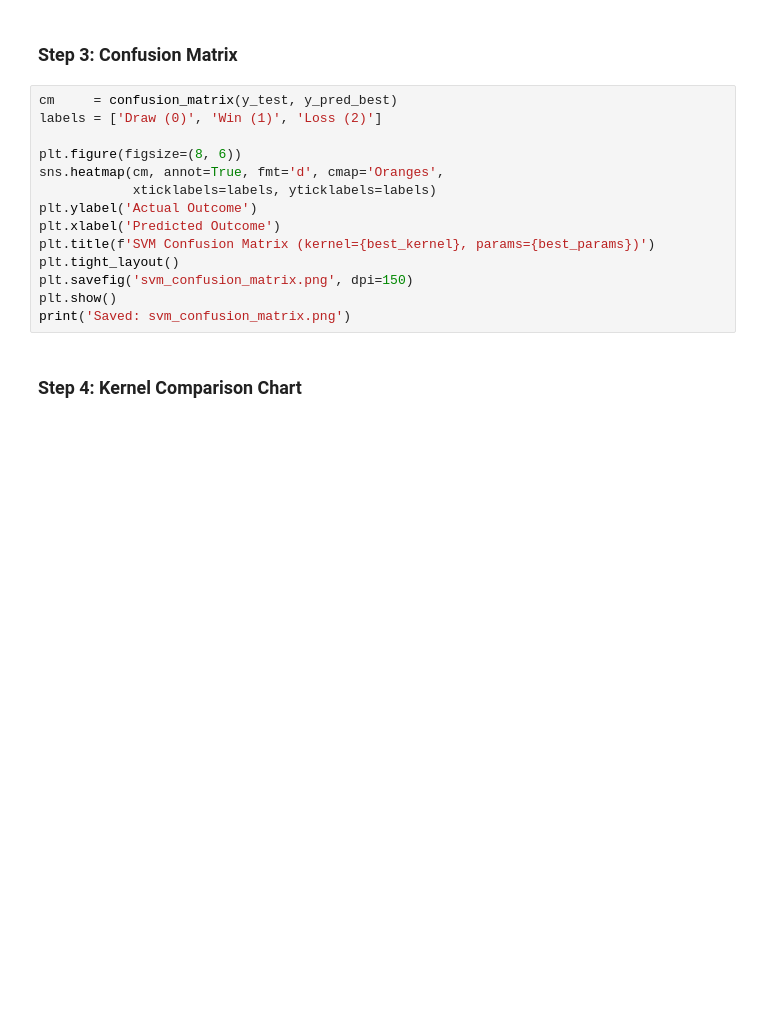
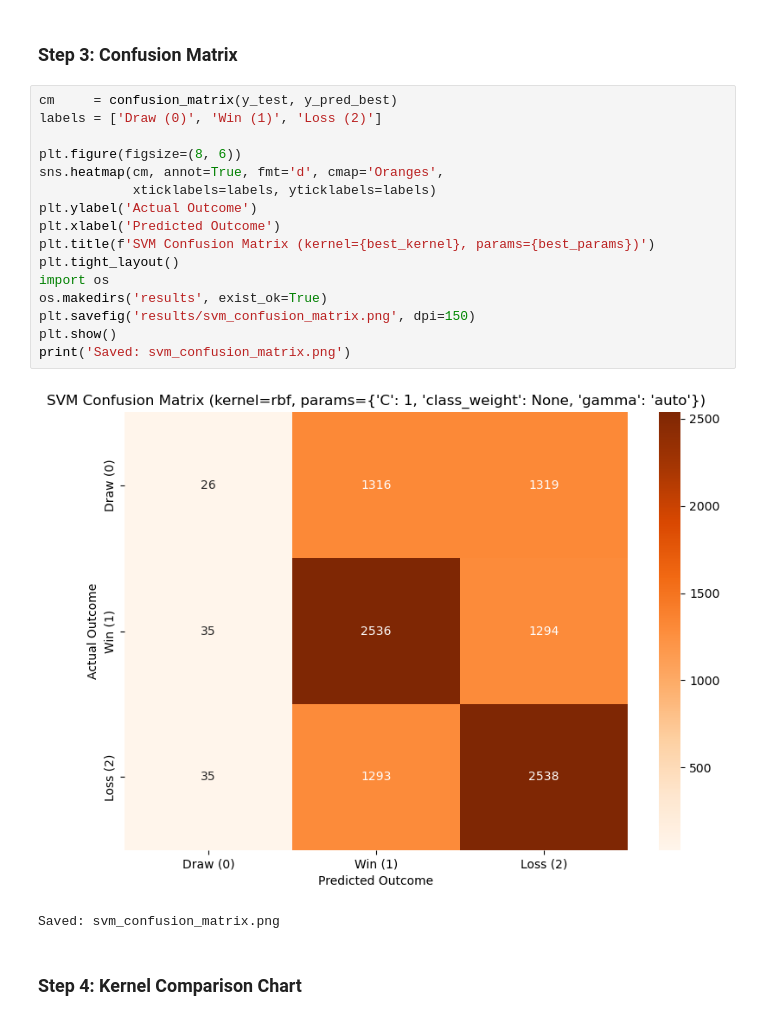
Before and after one commit to Ramireedgar/CSC4850_GroupPoject, a Jupyter notebook: models/svm_model.ipynb, the cells around one changed output. Cells and saved outputs as stored; diff of their text form; blank space fills up the shorter version.

```diff
--- a/models/svm_model.ipynb
+++ b/models/svm_model.ipynb
@@ -144,17 +163,22 @@ print(classification_report(y_test, y_pred_best,
 # %%
 cm     = confusion_matrix(y_test, y_pred_best)
 labels = ['Draw (0)', 'Win (1)', 'Loss (2)']
 
 plt.figure(figsize=(8, 6))
 sns.heatmap(cm, annot=True, fmt='d', cmap='Oranges',
             xticklabels=labels, yticklabels=labels)
 plt.ylabel('Actual Outcome')
 plt.xlabel('Predicted Outcome')
 plt.title(f'SVM Confusion Matrix (kernel={best_kernel}, params={best_params})')
 plt.tight_layout()
-plt.savefig('svm_confusion_matrix.png', dpi=150)
+import os
+os.makedirs('results', exist_ok=True)
+plt.savefig('results/svm_confusion_matrix.png', dpi=150)
 plt.show()
 print('Saved: svm_confusion_matrix.png')
+# %% [output]
+[figure, added]
+Saved: svm_confusion_matrix.png
 # %% [markdown]
 ### Step 4: Kernel Comparison Chart
 # %%
```
Also changed, not shown: parts of 5 cells of this notebook, 36 other files.
